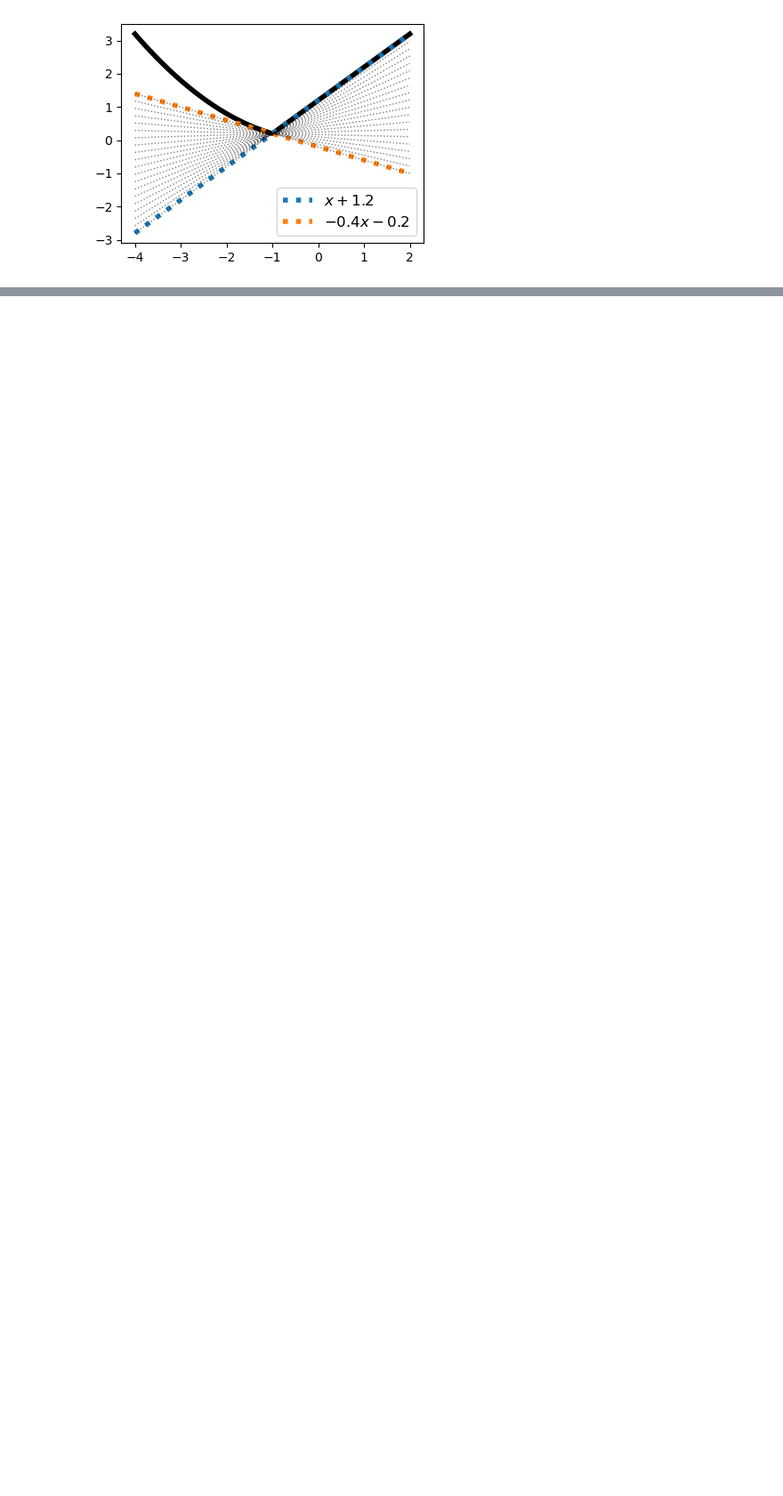
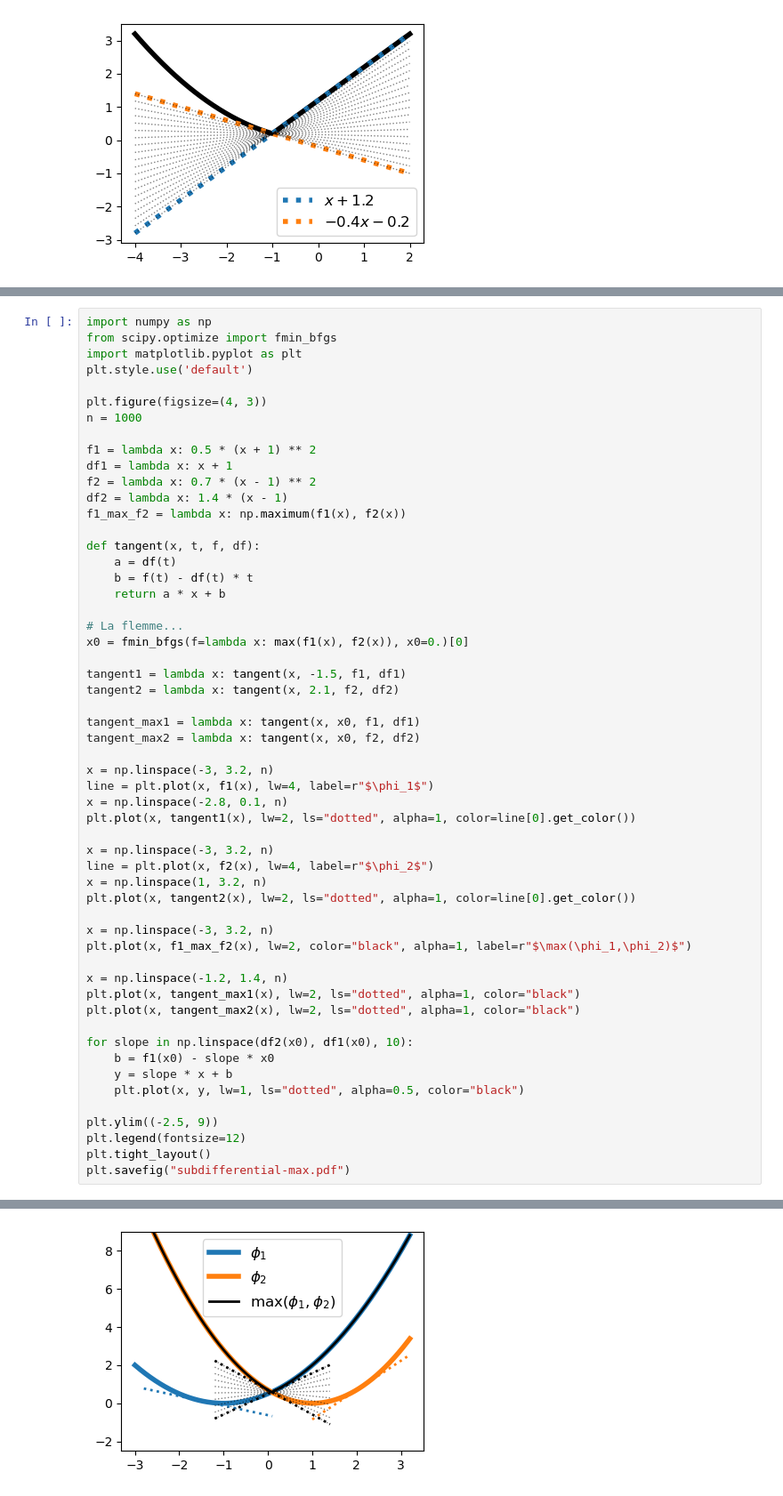
Before and after one commit to stephanegaiffas/statistics, a Jupyter notebook: assets/plots-chapter-lasso.ipynb, the cells around one changed output, grey strips where cells are left out. Shown: that part at 89% size. Cells and saved outputs as stored; diff of their text form; blank space fills up the shorter version.

```diff
--- a/assets/plots-chapter-lasso.ipynb
+++ b/assets/plots-chapter-lasso.ipynb
@@ -95,0 +98,56 @@ plt.savefig("subdifferential.pdf")
+# %%
+import numpy as np
+from scipy.optimize import fmin_bfgs
+import matplotlib.pyplot as plt
+plt.style.use('default')
+
+plt.figure(figsize=(4, 3))
+n = 1000
+
+f1 = lambda x: 0.5 * (x + 1) ** 2
+df1 = lambda x: x + 1
+f2 = lambda x: 0.7 * (x - 1) ** 2
+df2 = lambda x: 1.4 * (x - 1)
+f1_max_f2 = lambda x: np.maximum(f1(x), f2(x))
+
+def tangent(x, t, f, df):
+    a = df(t)
+    b = f(t) - df(t) * t
+    return a * x + b
+
+# La flemme...
+x0 = fmin_bfgs(f=lambda x: max(f1(x), f2(x)), x0=0.)[0]
+
+tangent1 = lambda x: tangent(x, -1.5, f1, df1)
+tangent2 = lambda x: tangent(x, 2.1, f2, df2)
+
+tangent_max1 = lambda x: tangent(x, x0, f1, df1)
+tangent_max2 = lambda x: tangent(x, x0, f2, df2)
+
+x = np.linspace(-3, 3.2, n)
+line = plt.plot(x, f1(x), lw=4, label=r"$\phi_1$")
+x = np.linspace(-2.8, 0.1, n)
+plt.plot(x, tangent1(x), lw=2, ls="dotted", alpha=1, color=line[0].get_color())
+
+x = np.linspace(-3, 3.2, n)
+line = plt.plot(x, f2(x), lw=4, label=r"$\phi_2$")
+x = np.linspace(1, 3.2, n)
+plt.plot(x, tangent2(x), lw=2, ls="dotted", alpha=1, color=line[0].get_color())
+
+x = np.linspace(-3, 3.2, n)
+plt.plot(x, f1_max_f2(x), lw=2, color="black", alpha=1, label=r"$\max(\phi_1,\phi_2)$")
+
+x = np.linspace(-1.2, 1.4, n)
+plt.plot(x, tangent_max1(x), lw=2, ls="dotted", alpha=1, color="black")
+plt.plot(x, tangent_max2(x), lw=2, ls="dotted", alpha=1, color="black")
+
+for slope in np.linspace(df2(x0), df1(x0), 10):
+    b = f1(x0) - slope * x0
+    y = slope * x + b
+    plt.plot(x, y, lw=1, ls="dotted", alpha=0.5, color="black")
+
+plt.ylim((-2.5, 9))
+plt.legend(fontsize=12)
+plt.tight_layout()
+plt.savefig("subdifferential-max.pdf")
+# %% [output]
@@ -95,0 +159 @@ plt.savefig("subdifferential.pdf")
+[figure, added]
```
Also changed, not shown: parts of 8 cells of this notebook, 18 other files.
